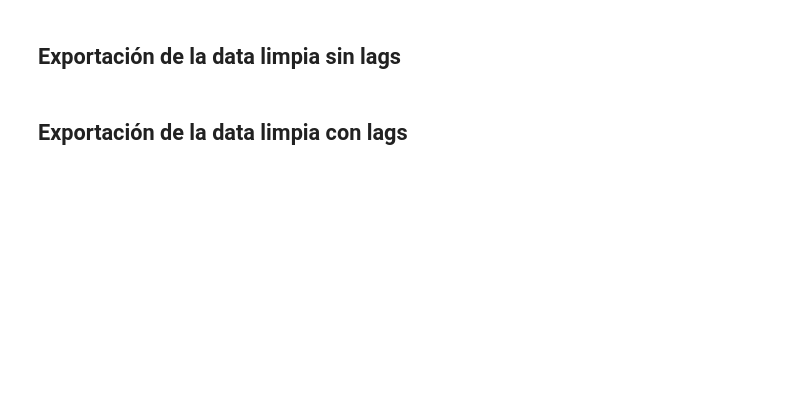
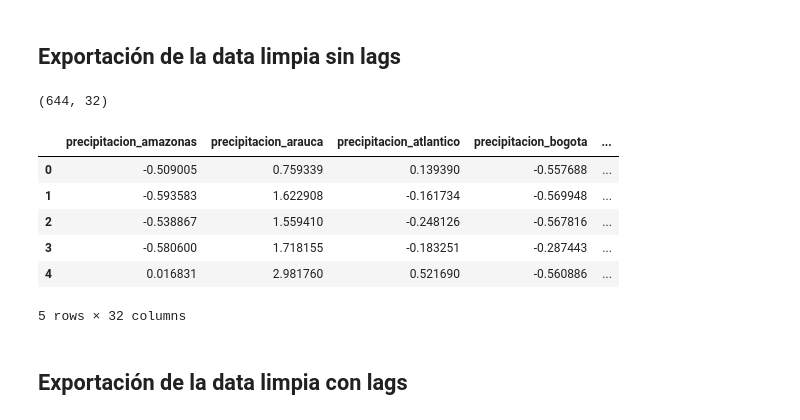
Before and after one commit to maestria-ds-eafit/Proyecto-Integrador-Semestre1, a Jupyter notebook: src/TablesJoined_represas_criterio.ipynb, the cells around one changed output. Cells and saved outputs as stored; diff of their text form; code cells hidden in the pictures; blank space fills up the shorter version.

```diff
--- a/src/TablesJoined_represas_criterio.ipynb
+++ b/src/TablesJoined_represas_criterio.ipynb
@@ -322,3 +353,15 @@ plt.show()
 # %% [markdown]
 ## Exportación de la data limpia sin lags
+# %%
+print(scaled_df_filtered.shape)
+scaled_df_filtered.head()
+# %% [output]
+(644, 32)
+|  | precipitacion_amazonas | precipitacion_arauca | precipitacion_atlantico | precipitacion_bogota | ... |
+| 0 | -0.509005 | 0.759339 | 0.139390 | -0.557688 | ... |
+| 1 | -0.593583 | 1.622908 | -0.161734 | -0.569948 | ... |
+| 2 | -0.538867 | 1.559410 | -0.248126 | -0.567816 | ... |
+| 3 | -0.580600 | 1.718155 | -0.183251 | -0.287443 | ... |
+| 4 | 0.016831 | 2.981760 | 0.521690 | -0.560886 | ... |
+5 rows × 32 columns
 # %%
```
Also changed, not shown: parts of 11 cells of this notebook, 3 other files.
